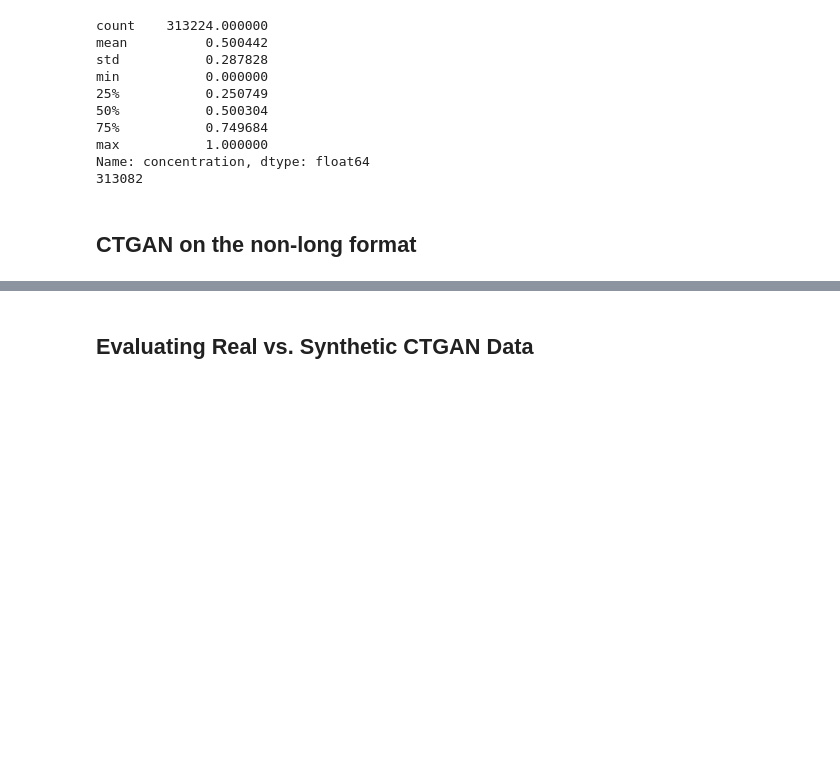
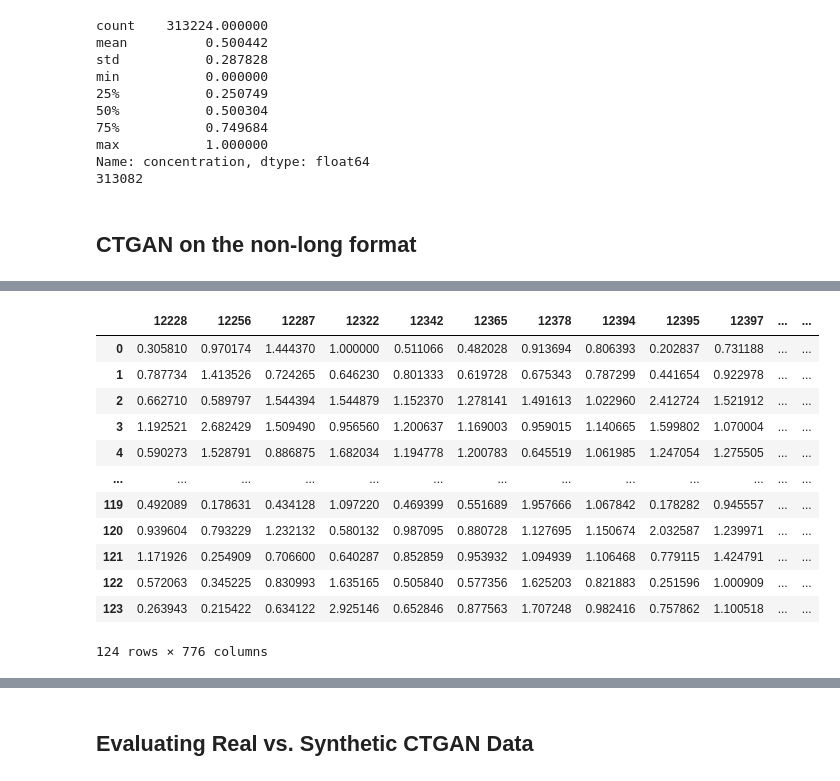
Before and after one commit to NebulaKit/docker-WGCNA, a Jupyter notebook: demo_data/lipidomics_synthetic.ipynb, the cells around one changed output, grey strips where cells are left out. Cells and saved outputs as stored; diff of their text form; code cells hidden in the pictures; blank space fills up the shorter version.

```diff
--- a/demo_data/lipidomics_synthetic.ipynb
+++ b/demo_data/lipidomics_synthetic.ipynb
@@ -393,3 +441,19 @@ Name: concentration, dtype: float64
+# %%
+df_right
+# %% [output]
+|  | 12228 | 12256 | 12287 | 12322 | 12342 | 12365 | 12378 | 12394 | 12395 | 12397 | ... | ... |
+| 0 | 0.305810 | 0.970174 | 1.444370 | 1.000000 | 0.511066 | 0.482028 | 0.913694 | 0.806393 | 0.202837 | 0.731188 | ... | ... |
+| 1 | 0.787734 | 1.413526 | 0.724265 | 0.646230 | 0.801333 | 0.619728 | 0.675343 | 0.787299 | 0.441654 | 0.922978 | ... | ... |
+| 2 | 0.662710 | 0.589797 | 1.544394 | 1.544879 | 1.152370 | 1.278141 | 1.491613 | 1.022960 | 2.412724 | 1.521912 | ... | ... |
+| 3 | 1.192521 | 2.682429 | 1.509490 | 0.956560 | 1.200637 | 1.169003 | 0.959015 | 1.140665 | 1.599802 | 1.070004 | ... | ... |
+| 4 | 0.590273 | 1.528791 | 0.886875 | 1.682034 | 1.194778 | 1.200783 | 0.645519 | 1.061985 | 1.247054 | 1.275505 | ... | ... |
+| ... | ... | ... | ... | ... | ... | ... | ... | ... | ... | ... | ... | ... |
+| 119 | 0.492089 | 0.178631 | 0.434128 | 1.097220 | 0.469399 | 0.551689 | 1.957666 | 1.067842 | 0.178282 | 0.945557 | ... | ... |
+| 120 | 0.939604 | 0.793229 | 1.232132 | 0.580132 | 0.987095 | 0.880728 | 1.127695 | 1.150674 | 2.032587 | 1.239971 | ... | ... |
+| 121 | 1.171926 | 0.254909 | 0.706600 | 0.640287 | 0.852859 | 0.953932 | 1.094939 | 1.106468 | 0.779115 | 1.424791 | ... | ... |
+| 122 | 0.572063 | 0.345225 | 0.830993 | 1.635165 | 0.505840 | 0.577356 | 1.625203 | 0.821883 | 0.251596 | 1.000909 | ... | ... |
+| 123 | 0.263943 | 0.215422 | 0.634122 | 2.925146 | 0.652846 | 0.877563 | 1.707248 | 0.982416 | 0.757862 | 1.100518 | ... | ... |
+124 rows × 776 columns
 # %%
 from sdv.single_table import CTGANSynthesizer
 from sdv.metadata import SingleTableMetadata
```
Also changed, not shown: parts of 10 cells of this notebook.
